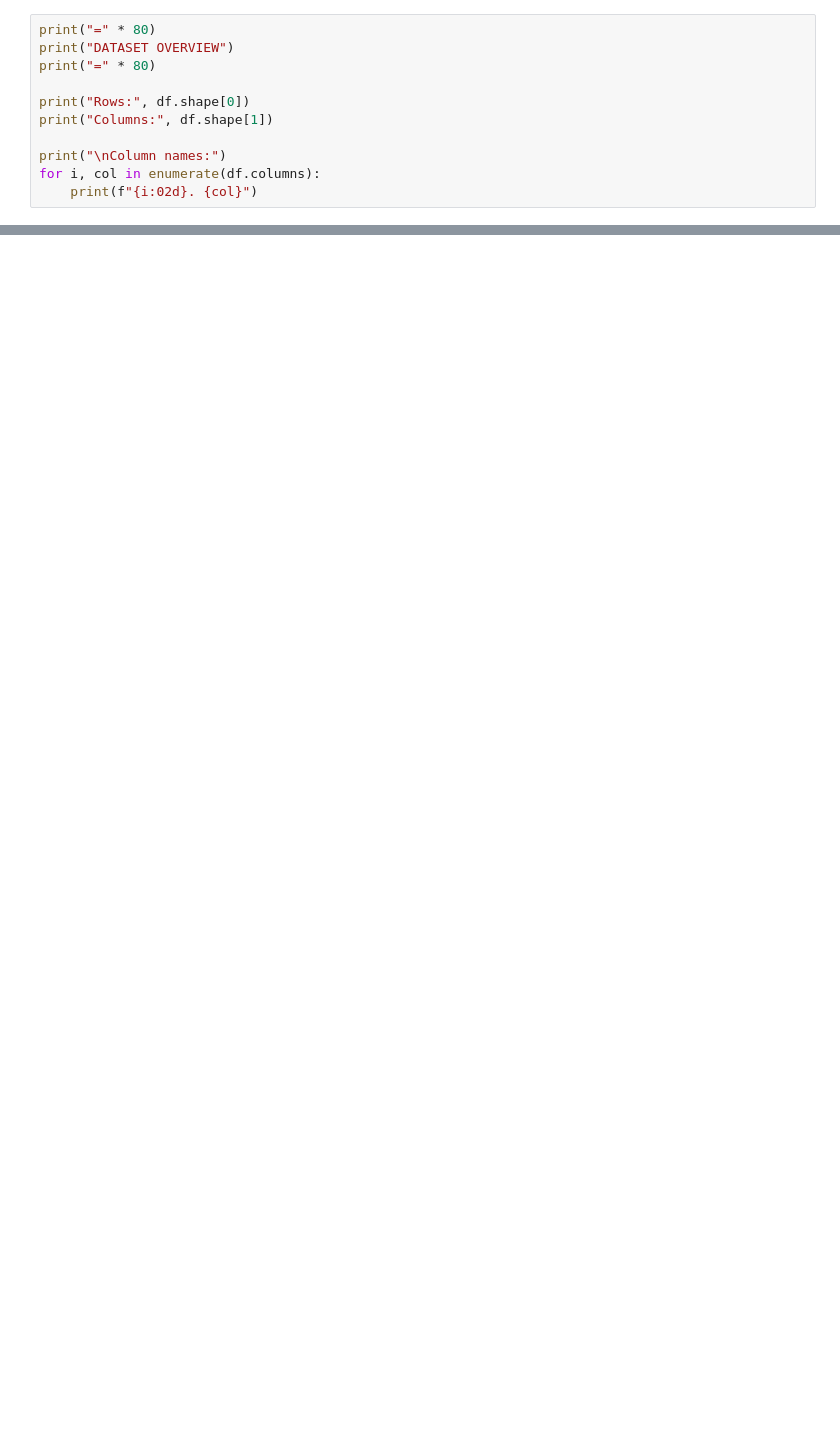
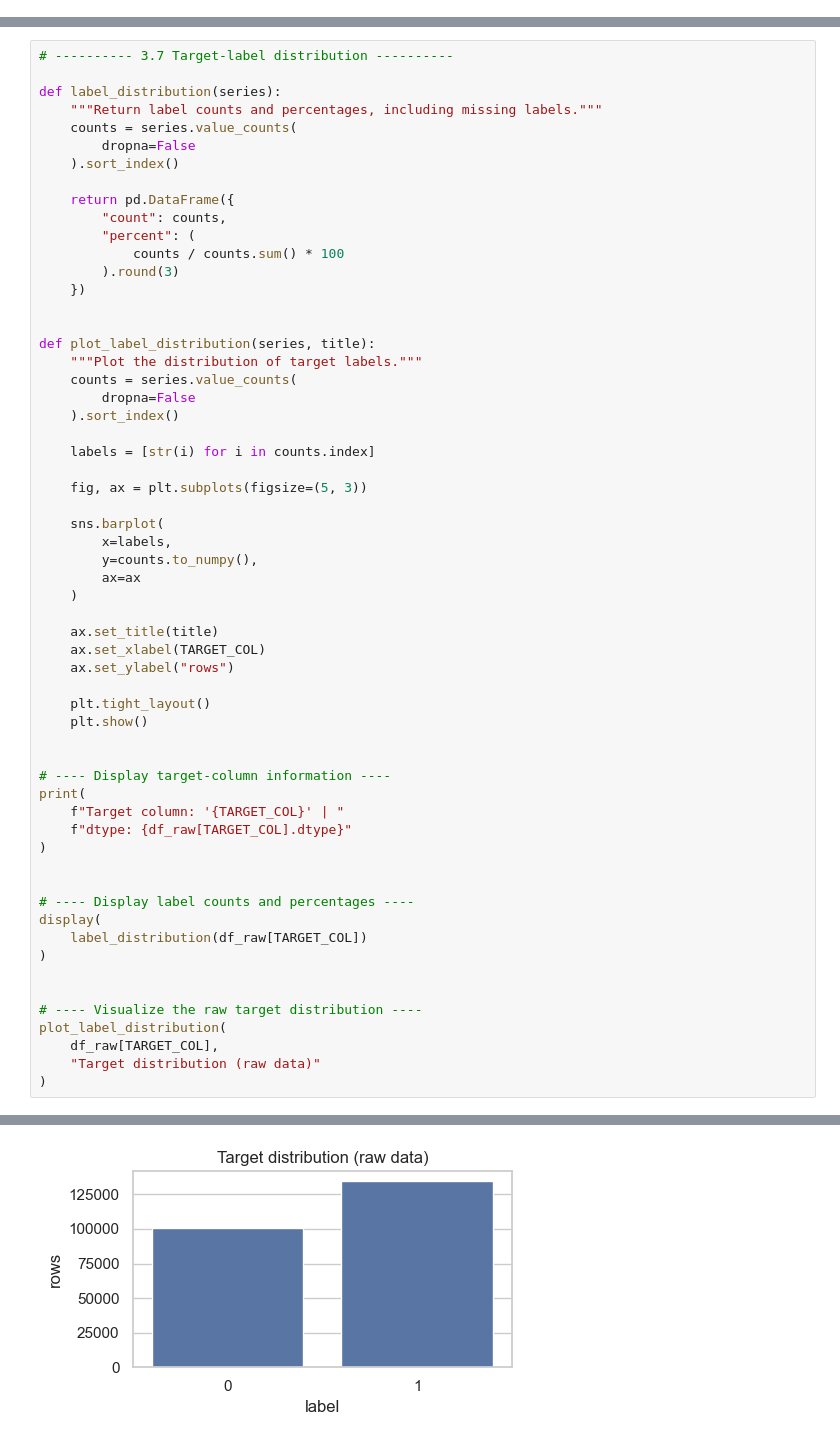
Before and after one commit to bhu27/Multimodal_Phishing_XAI, a Jupyter notebook: notebook/url_data_cleaning.ipynb, the cells around one changed output, grey strips where cells are left out. Cells and saved outputs as stored; diff of their text form; blank space fills up the shorter version.

Commit message:
Add URL data cleaning and feature extraction notebooks

```diff
--- a/notebook/url_data_cleaning.ipynb
+++ b/notebook/url_data_cleaning.ipynb
@@ -44,11 +0,0 @@ Shape: (235795, 56)
-# %%
-print("=" * 80)
-print("DATASET OVERVIEW")
-print("=" * 80)
-
-print("Rows:", df.shape[0])
-print("Columns:", df.shape[1])
-
-print("\nColumn names:")
-for i, col in enumerate(df.columns):
-    print(f"{i:02d}. {col}")
@@ -1024,0 +883,60 @@ A conflicting label occurs when the same input/value appears with different targ
+# %%
+# ---------- 3.7 Target-label distribution ----------
+
+def label_distribution(series):
+    """Return label counts and percentages, including missing labels."""
+    counts = series.value_counts(
+        dropna=False
+    ).sort_index()
+
+    return pd.DataFrame({
+        "count": counts,
+        "percent": (
+            counts / counts.sum() * 100
+        ).round(3)
+    })
+
+
+def plot_label_distribution(series, title):
+    """Plot the distribution of target labels."""
+    counts = series.value_counts(
+        dropna=False
+    ).sort_index()
+
+    labels = [str(i) for i in counts.index]
+
+    fig, ax = plt.subplots(figsize=(5, 3))
+
+    sns.barplot(
+        x=labels,
+        y=counts.to_numpy(),
+        ax=ax
+    )
+
+    ax.set_title(title)
+    ax.set_xlabel(TARGET_COL)
+    ax.set_ylabel("rows")
+
+    plt.tight_layout()
+    plt.show()
+
+
+# ---- Display target-column information ----
+print(
+    f"Target column: '{TARGET_COL}' | "
+    f"dtype: {df_raw[TARGET_COL].dtype}"
+)
+
+
+# ---- Display label counts and percentages ----
+display(
+    label_distribution(df_raw[TARGET_COL])
+)
+
+
+# ---- Visualize the raw target distribution ----
+plot_label_distribution(
+    df_raw[TARGET_COL],
+    "Target distribution (raw data)"
+)
+# %% [output]
@@ -1024,0 +948 @@ A conflicting label occurs when the same input/value appears with different targ
+[figure, added]
```
Also changed, not shown: parts of 61 cells of this notebook, 1 other file.
